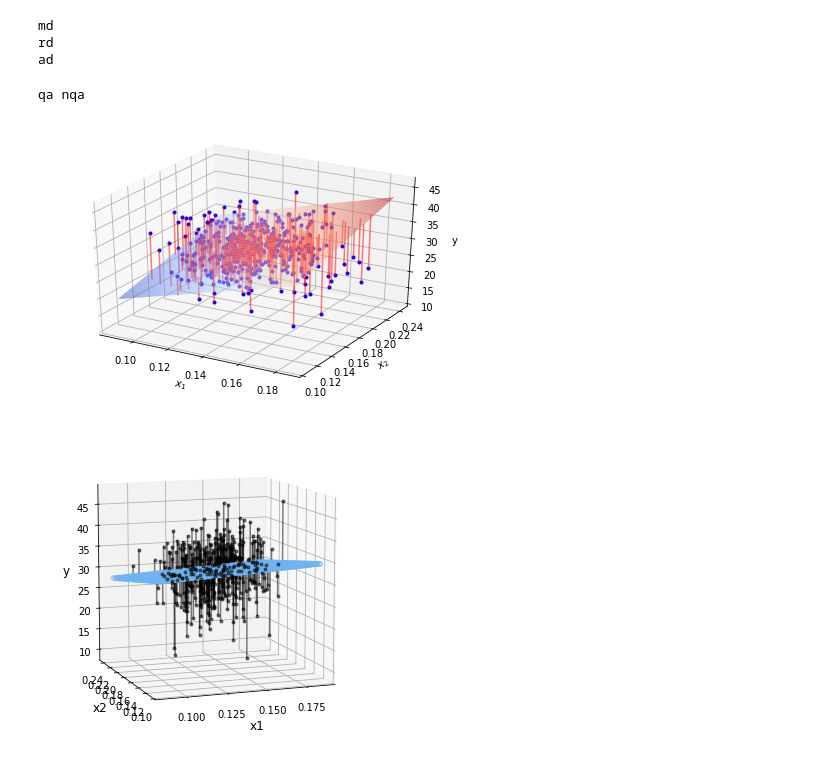
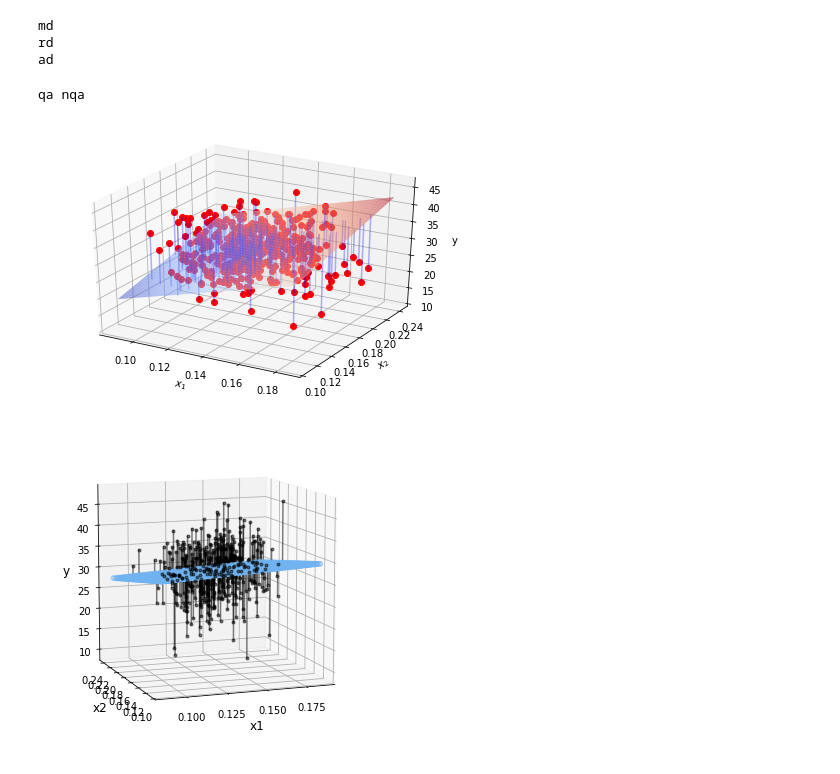
Before and after one commit to benedetta-mariani/BrainHack-Padova-2020, a Jupyter notebook: BrainHack_Padova.ipynb, the cells around one changed output. Drawn from its saved outputs; the diff is of its cells as text; code cells hidden in the pictures.

```diff
--- a/BrainHack_Padova.ipynb
+++ b/BrainHack_Padova.ipynb
@@ -17,9 +19,10 @@ os.listdir();
 # %% [markdown]
 #**Association of Microstructural white matter and personality traits based on Human connectome project dataset**
 # %%
-csvfile = sorted(os.listdir())[0]
+csvfile = sorted(os.listdir())[1]
 example = pd.read_csv(csvfile, sep =  '\t', index_col = 0)
 col =example.columns
 example[col[:]].head()
+# first column (index of the pandas DataFrame): subjects ID
 # %% [output]
 |  | tract | tags | number of tracts | mean length(mm) | span(mm) | curl | elongation | diameter(mm) | ... |
@@ -82,6 +80,7 @@ import pingouin
 # %% [markdown]
 ## Linear regression
 # %%
+dic = {"pval": [], "coef" : [], "file" : [], "diff_labels":[], "pers_labels" : []}
 pval = []
 features = []
 coef = []
@@ -101,7 +100,12 @@ for file in sorted(os.listdir()):
         x2 = sm2.add_constant(x)
         ls = sm.OLS(y, x2).fit()
         pval.append(ls.pvalues[1])
+        dic["pval"].append(ls.pvalues[1])
         coef.append(ls.params[1])
+        dic["coef"].append(ls.params[1])
         intercept.append(ls.params[0])
         features.append([file,s,l])
+        dic["file"].append(file)
+        dic["diff_labels"].append(s)
+        dic["pers_labels"].append(l)
         # here make a dictionary
@@ -374,6 +374,8 @@ md
 rd
 ad
 # %%
+# Plotting the fit of the multiple linear model on two chosen directions
+
 # contigous indexes
 idx1 = 0
 idx2 = 1
@@ -382,34 +384,34 @@ theta_hat = ordinary_least_squares(Xnew2, y)
 x_pred = np.linspace(min(Xnew2[:,1+idx1]),max(Xnew2[:,1+idx1]), 50)
 y_pred = np.linspace(min(Xnew2[:,1+idx2]),max(Xnew2[:,1+idx2]), 50)
 xx, yy = np.meshgrid(x_pred, y_pred)
 theta_hat = ordinary_least_squares(Xnew2[:,1+idx1:2+idx2], y)
 y_hat_grid = np.array([xx.flatten(), yy.flatten()]).T @ theta_hat
 ypred = Xnew2[:,1+idx1:1+idx2+1] @ theta_hat
 y_hat_grid = y_hat_grid.reshape((50, 50))
 model_viz = np.array([xx.flatten(), yy.flatten()]).T
 from sklearn import linear_model
 ols = linear_model.LinearRegression()
 model = ols.fit(Xnew[:,idx1:idx2+1], y)
 ax = plt.subplot(projection='3d')
 
-ax.plot(Xnew2[:, 1+idx1], Xnew2[:, 1+idx2], y, 'b.')
+ax.plot(Xnew2[:, 1+idx1], Xnew2[:, 1+idx2], y, 'ro')
 ax.plot_surface(xx, yy, y_hat_grid.reshape(50,50), linewidth=0, alpha=0.5, color='C1',
                 cmap=plt.get_cmap('coolwarm'))
 
 ax.set(
     xlabel='$x_1$',
     ylabel='$x_2$',
     zlabel='y'
 
 )
 for i in range(len(Xnew2)):
   ax.plot((Xnew2[i, 1+idx1], Xnew2[i, 1+idx1]),
           (Xnew2[i, 1+idx2], Xnew2[i, 1+ idx2]),
           (y[i], ypred[i]),
-          'r-', alpha=.5)
+          'b-', alpha=.3)
 
 plt.tight_layout()
 # %% [output]
 qa nqa
-[figure, old version]
+[figure, new version]
 # %%
```
Also changed, not shown: parts of 20 cells of this notebook.
